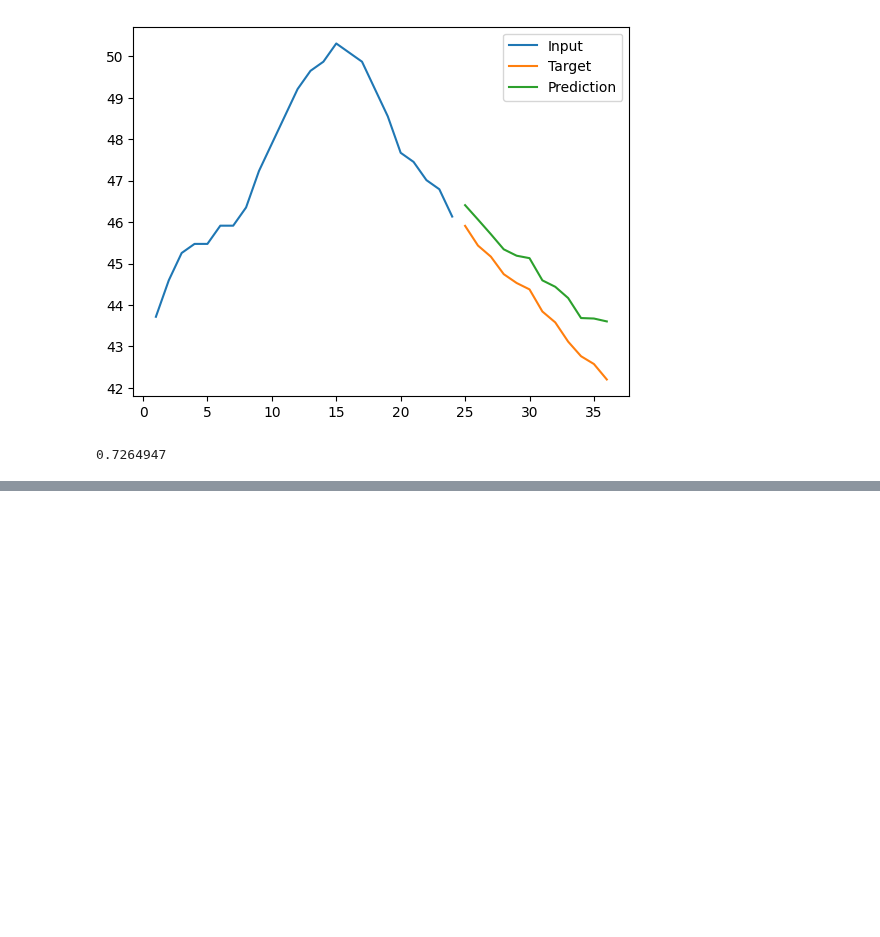
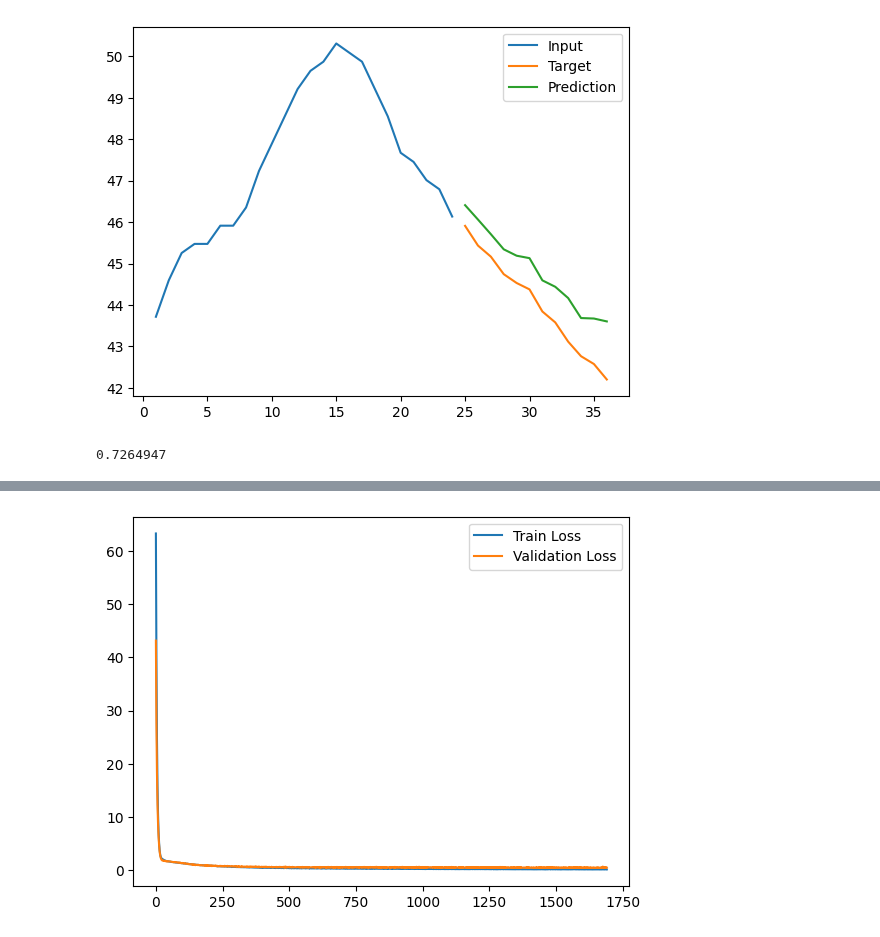
Before and after one commit to harrya32/HTI, a Jupyter notebook: rebuttal_baselines/2d_flow_matching.ipynb, the cells around one changed output, grey strips where cells are left out. Drawn from its saved outputs; the diff is of its cells as text; code cells hidden in the pictures; blank space fills up the shorter version.

Commit message:
training different quantile regressors

```diff
--- a/rebuttal_baselines/2d_flow_matching.ipynb
+++ b/rebuttal_baselines/2d_flow_matching.ipynb
@@ -1722,0 +1725,13 @@ np.mean(mses)
+# %%
+def quantile_data_gen():
+    """
+    Loads the ETT forecasted quantiles dataset.
+    """
+    data = torch.load("../quantile_regression/hti_data/hti_data_combined.pt")
+    data = data[[0,4]]
+    data = data.to(device)
+    return data
+ett_quantiles = quantile_data_gen()
+forecast_portion = ett_quantiles[:,:,48:]
+input_portion = ett_quantiles[:,:,:48]
+ett_quantiles_reversed = torch.concat([forecast_portion, input_portion], dim=2)
@@ -1722,0 +1852,85 @@ np.mean(mses)
+# %%
+for model_i in range(2):
+    print(f"Iteration {model_i+1} of 5")
+    print("-" * 60)
+
+    lr = 1e-4
+    batch_size = 64
+    iterations = 10000
+    print_every = 100
+    hidden_dim = 128
+    patience = 250
+    min_delta = 0
+    validation_split = 0.1
+
+    num_samples = 1200 #leaving the last 135 samples for testing
+    val_size = int(num_samples * validation_split)
+    train_indices = torch.arange(num_samples - val_size)
+    val_indices = torch.arange(num_samples - val_size, num_samples)
+
+    vf_0 = FiLMMLP(input_dim=12, time_dim=1, cond_dim=48, hidden_dim=hidden_dim).to(device)
+    path = AffineProbPath(scheduler=CondOTScheduler())
+    optim = torch.optim.Adam(vf_0.parameters(), lr=lr)
+
+    best_val_loss_0 = float('inf')
+    patience_counter_0 = 0
+    best_model_state_0 = None
+
+    start_time = time.time()
+    losses = []
+    val_losses = []
+    for i in range(iterations):
+        vf_0.train()
+        optim.zero_grad()
+
+        x_1 = ett_quantiles_reversed[1, train_indices, :12]
+        x_0 = ett_quantiles_reversed[0, train_indices, :12]
+        conds = ett_quantiles_reversed[0, train_indices, 12:]
+        t = torch.rand(x_1.shape[0]).to(device)
+        path_sample = path.sample(t=t, x_0=x_0, x_1=x_1)
+        train_loss = torch.pow(vf_0(path_sample.x_t, path_sample.t, conds) - path_sample.dx_t, 2).mean()
+        train_loss.backward()
+        optim.step()
+        losses.append(train_loss.item())
+
+        vf_0.eval()
+        with torch.no_grad():
+            x_1_val = ett_quantiles_reversed[1, val_indices, :12]
+            x_0_val = ett_quantiles_reversed[0, val_indices, :12]
+            conds_val = ett_quantiles_reversed[0, val_indices, 12:]
+            t_val = torch.rand(x_1_val.shape[0]).to(device)
+            path_sample_val = path.sample(t=t_val, x_0=x_0_val, x_1=x_1_val)
+            val_loss = torch.pow(vf_0(path_sample_val.x_t, path_sample_val.t, conds_val) - path_sample_val.dx_t, 2).mean()
+            val_losses.append(val_loss.item())
+
+            if val_loss < best_val_loss_0 - min_delta:
+                best_val_loss_0 = val_loss
+                patience_counter_0 = 0
+                best_model_state_0 = vf_0.state_dict().copy()
+            else:
+                patience_counter_0 += 1
+
+        if (i+1) % print_every == 0:
+            elapsed = time.time() - start_time
+            print('| iter {:6d} | {:5.2f} ms/step | train loss {:8.6f} | val loss {:8.6f} | patience {:3d}/{:3d}'
+                .format(i+1, elapsed*1000/print_every, train_loss.item(), val_loss.item(), patience_counter_0, patience))
+            start_time = time.time()
+
+        if patience_counter_0 >= patience:
+            print(f"Early stopping triggered at iteration {i+1}")
+            print(f"Best validation loss: {best_val_loss_0:.6f}")
+            if best_model_state_0 is not None:
+                vf_0.load_state_dict(best_model_state_0)
+                print("Restored best model weights")
+            break
+
+    print(f"Training completed for vf_0 after {i+1} iterations")
+
+    wrapped_vf_0 = WrappedModel(vf_0)
+    torch.save(wrapped_vf_0.state_dict(), f'hti_quantile_models/cfm_quantile_ett_FiLM_model_{model_i}.pt')
+
+    plt.plot(losses, label='Train Loss')
+    plt.plot(val_losses, label='Validation Loss')
+    plt.legend()
+    plt.show()
+# %% [output]
@@ -1722,0 +1954 @@ np.mean(mses)
+[figure, added]
```
Also changed, not shown: parts of 11 cells of this notebook, 31 other files.
